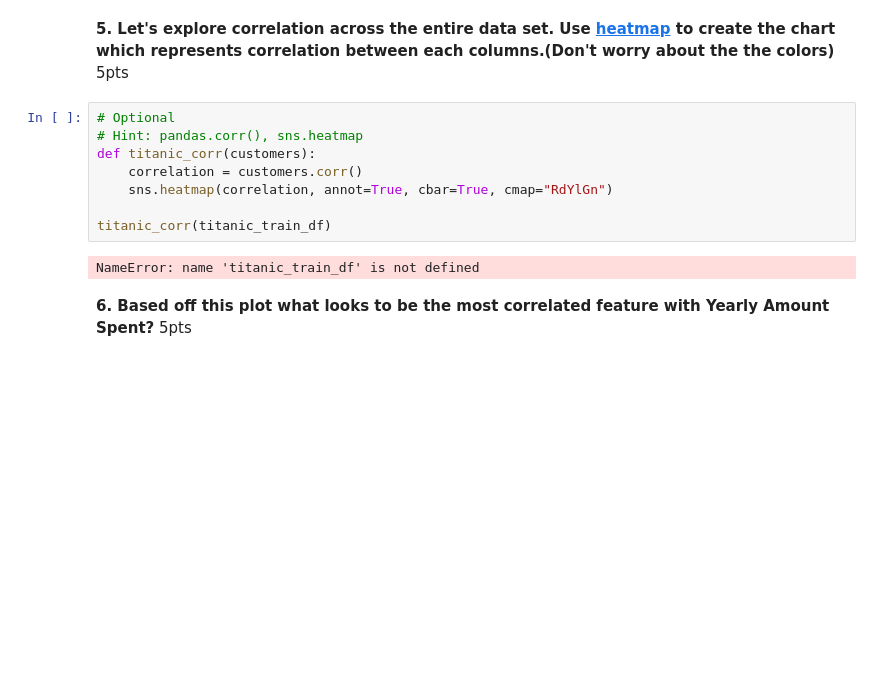
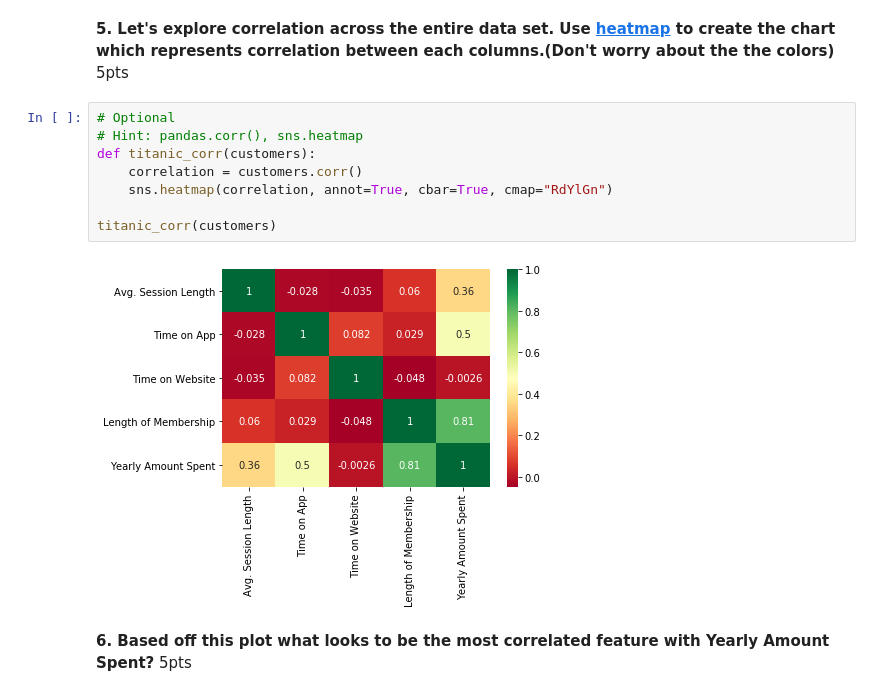
Before and after one commit to tqd0109/MachineLearningBeginner, a Jupyter notebook: Week 2/Homework/Linear_Regression_Assignment.ipynb, the cells around one changed output. Saved outputs shown, nothing was run; the diff lists cells and outputs as text; blank space fills up the shorter version.

```diff
--- a/Week 2/Homework/Linear_Regression_Assignment.ipynb
+++ b/Week 2/Homework/Linear_Regression_Assignment.ipynb
@@ -99,13 +99,13 @@ sns.jointplot(customers['Time on App'], customers['Length of Membership'], kind=
 # %%
 # Optional
 # Hint: pandas.corr(), sns.heatmap
 def titanic_corr(customers):
     correlation = customers.corr()
     sns.heatmap(correlation, annot=True, cbar=True, cmap="RdYlGn")
 
-titanic_corr(titanic_train_df)
+titanic_corr(customers)
 # %% [output]
-NameError: name 'titanic_train_df' is not defined
+[figure, added]
 # %% [markdown]
 **6. Based off this plot what looks to be the most correlated feature with Yearly Amount Spent?**
 5pts
```
